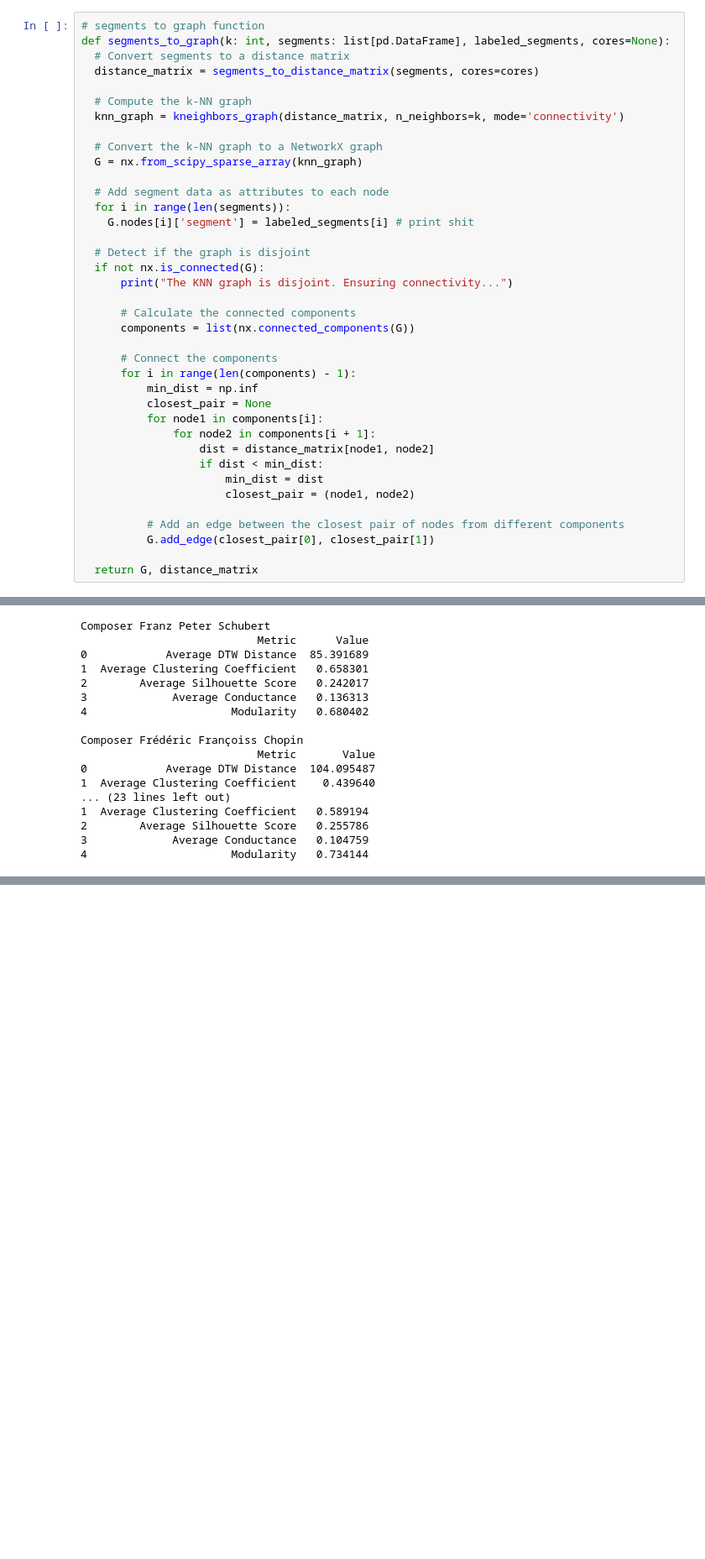
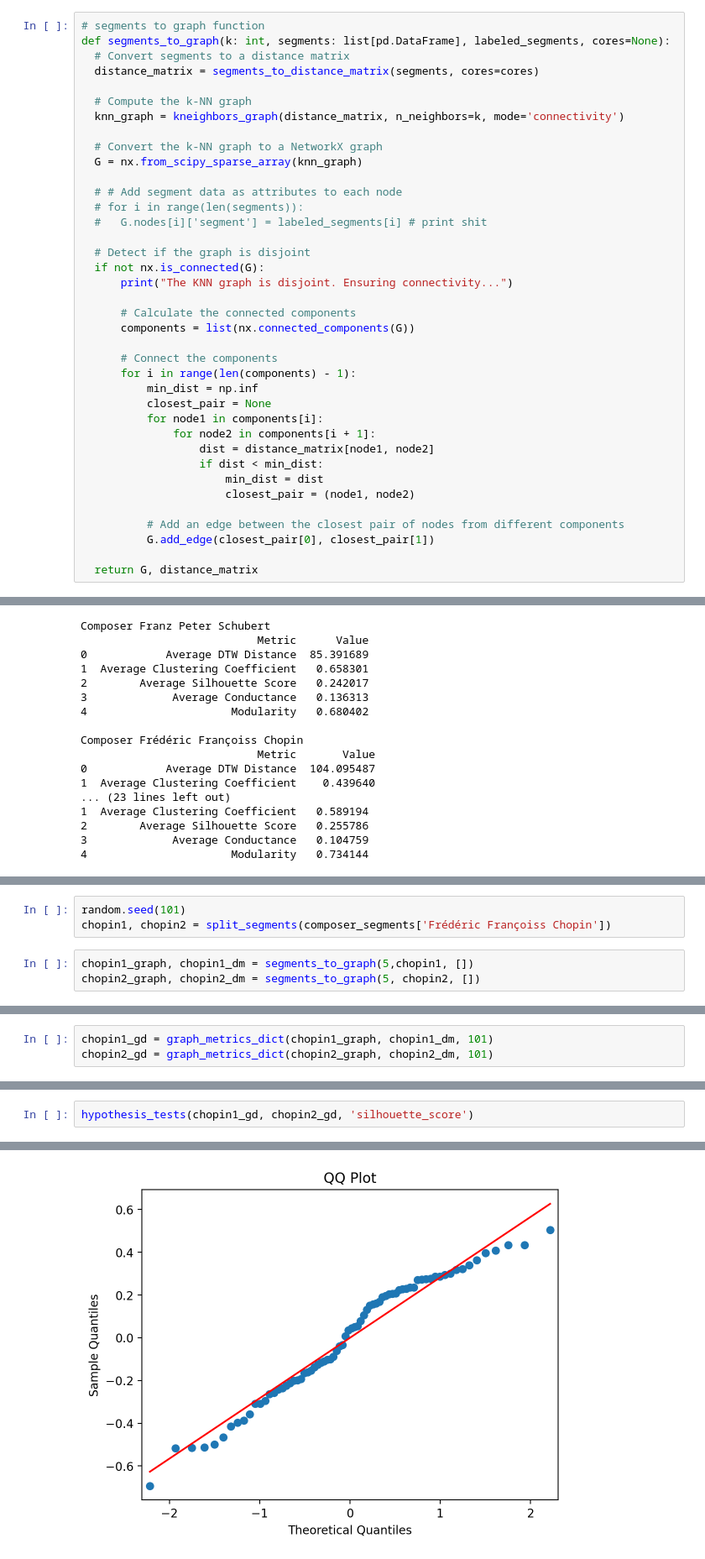
Before and after one commit to 5i5ousPlay/Thesisv2, a Jupyter notebook: Mogging/Graph_Building.ipynb, the cells around one changed output, grey strips where cells are left out. Shown at 84% size. Saved outputs shown, nothing was run; the diff lists cells and outputs as text; blank space fills up the shorter version.

```diff
--- a/Mogging/Graph_Building.ipynb
+++ b/Mogging/Graph_Building.ipynb
@@ -245,9 +249,9 @@ def segments_to_graph(k: int, segments: list[pd.DataFrame], labeled_segments, co
   # Convert the k-NN graph to a NetworkX graph
   G = nx.from_scipy_sparse_array(knn_graph)
 
-  # Add segment data as attributes to each node
-  for i in range(len(segments)):
-    G.nodes[i]['segment'] = labeled_segments[i] # print shit
+  # # Add segment data as attributes to each node
+  # for i in range(len(segments)):
+  #   G.nodes[i]['segment'] = labeled_segments[i] # print shit
 
   # Detect if the graph is disjoint
   if not nx.is_connected(G):
@@ -570,0 +585,6 @@ Composer Frédéric Françoiss Chopin
+# %%
+random.seed(101)
+chopin1, chopin2 = split_segments(composer_segments['Frédéric Françoiss Chopin'])
+# %%
+chopin1_graph, chopin1_dm = segments_to_graph(5,chopin1, [])
+chopin2_graph, chopin2_dm = segments_to_graph(5, chopin2, [])
@@ -570,0 +627,3 @@ Composer Frédéric Françoiss Chopin
+# %%
+chopin1_gd = graph_metrics_dict(chopin1_graph, chopin1_dm, 101)
+chopin2_gd = graph_metrics_dict(chopin2_graph, chopin2_dm, 101)
@@ -570,0 +632,3 @@ Composer Frédéric Françoiss Chopin
+# %%
+hypothesis_tests(chopin1_gd, chopin2_gd, 'silhouette_score')
+# %% [output]
@@ -570,0 +645 @@ Composer Frédéric Françoiss Chopin
+[figure, added]
```
Also changed, not shown: parts of 47 cells of this notebook.
